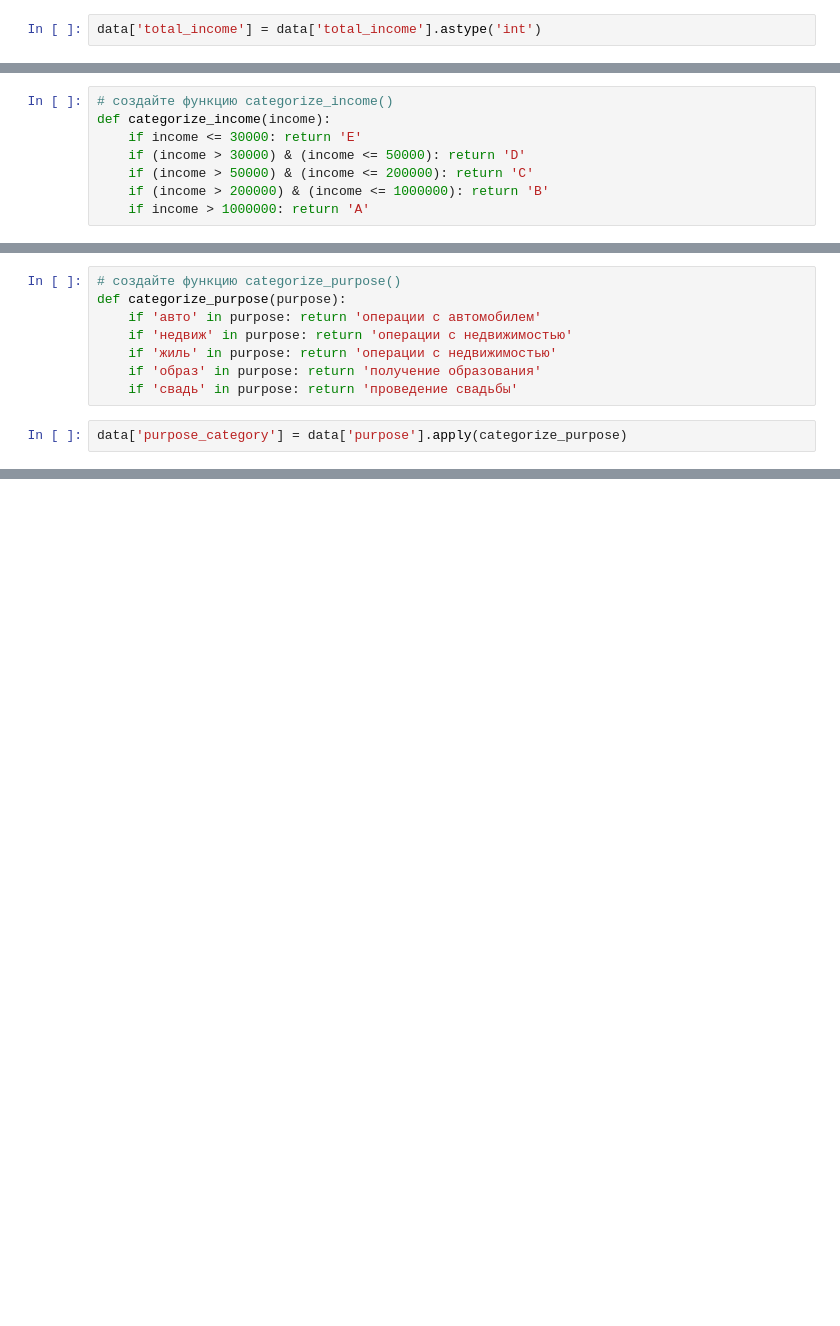
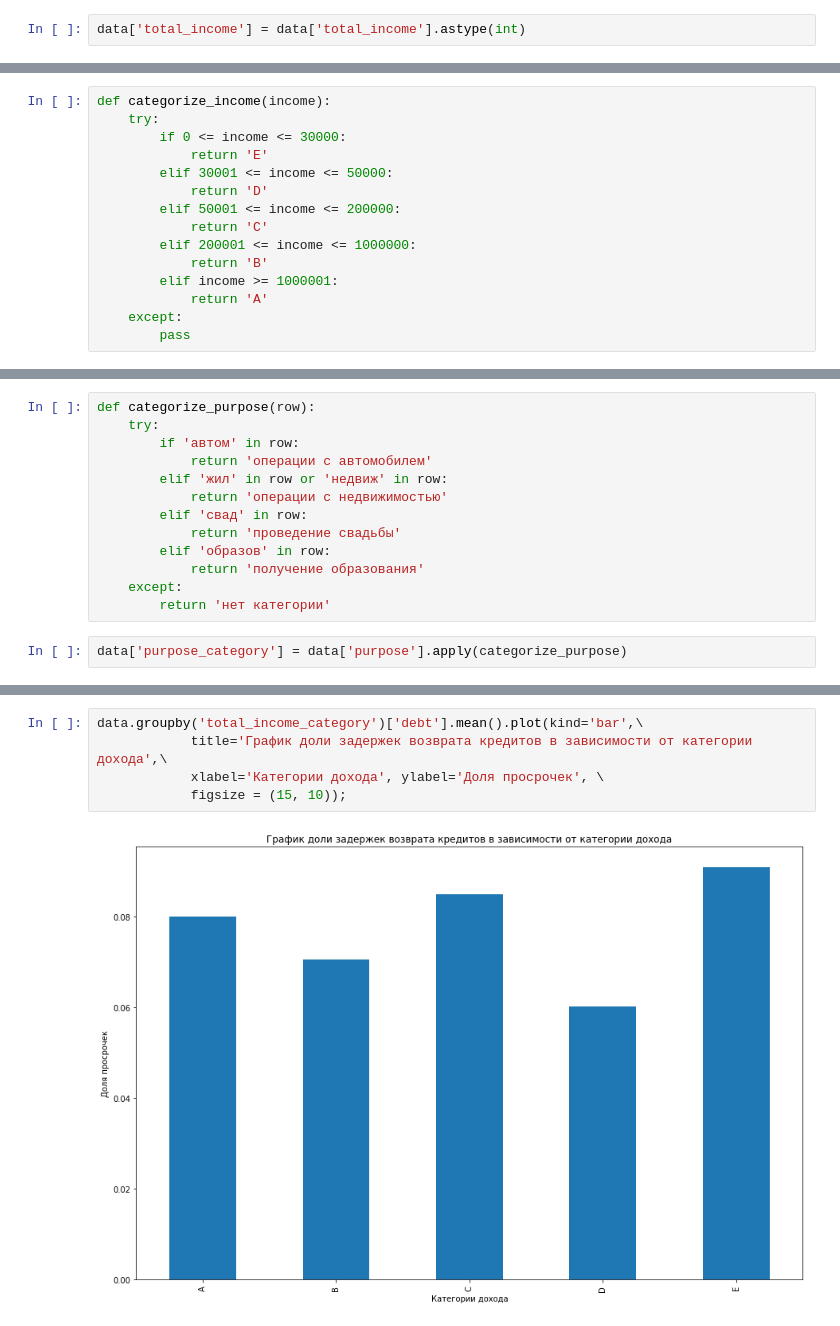
Before and after one commit to delffine/delffine-analitica, a Jupyter notebook: sprint02/sprint02-norev.ipynb, the cells around one changed output, grey strips where cells are left out. Saved outputs shown, nothing was run; the diff lists cells and outputs as text; blank space fills up the shorter version.

```diff
--- a/sprint02/sprint02-norev.ipynb
+++ b/sprint02/sprint02-norev.ipynb
@@ -180,7 +160,7 @@ dtype: int64
 # %% [markdown]
 **Задание 13. Замените вещественный тип данных в столбце `total_income` на целочисленный с помощью метода `astype()`.**
 # %%
-data['total_income'] = data['total_income'].astype('int')
+data['total_income'] = data['total_income'].astype(int)
 # %% [markdown]
 ### Обработка дубликатов
 # %% [markdown]
@@ -209,12 +189,19 @@ data = data.drop_duplicates() # удалите дубликаты
 
 **Например, кредитополучателю с доходом 25000 нужно назначить категорию `'E'`, а клиенту, получающему 235000, — `'B'`. Используйте собственную функцию с именем `categorize_income()` и метод `apply()`.**
 # %%
-# создайте функцию categorize_income()
 def categorize_income(income):
-    if income <= 30000: return 'E'
-    if (income > 30000) & (income <= 50000): return 'D'
-    if (income > 50000) & (income <= 200000): return 'C'
-    if (income > 200000) & (income <= 1000000): return 'B'
-    if income > 1000000: return 'A'
+    try:
+        if 0 <= income <= 30000:
+            return 'E'
+        elif 30001 <= income <= 50000:
+            return 'D'
+        elif 50001 <= income <= 200000:
+            return 'C'
+        elif 200001 <= income <= 1000000:
+            return 'B'
+        elif income >= 1000001:
+            return 'A'
+    except:
+        pass
 # %%
 data['total_income_category'] = data['total_income'].apply(categorize_income)
@@ -258,12 +241,17 @@ print(data['purpose'].unique())
 
 **Используйте собственную функцию с именем `categorize_purpose()` и метод `apply()`. Изучите данные в столбце `purpose` и определите, какие подстроки помогут вам правильно определить категорию.**
 # %%
-# создайте функцию categorize_purpose()
-def categorize_purpose(purpose):
-    if 'авто' in purpose: return 'операции с автомобилем'
-    if 'недвиж' in purpose: return 'операции с недвижимостью'
-    if 'жиль' in purpose: return 'операции с недвижимостью'
-    if 'образ' in purpose: return 'получение образования'
-    if 'свадь' in purpose: return 'проведение свадьбы'
+def categorize_purpose(row):
+    try:
+        if 'автом' in row:
+            return 'операции с автомобилем'
+        elif 'жил' in row or 'недвиж' in row:
+            return 'операции с недвижимостью'
+        elif 'свад' in row:
+            return 'проведение свадьбы'
+        elif 'образов' in row:
+            return 'получение образования'
+    except:
+        return 'нет категории'
 # %%
 data['purpose_category'] = data['purpose'].apply(categorize_purpose)
@@ -269,0 +441,7 @@ data['purpose_category'] = data['purpose'].apply(categorize_purpose)
+# %%
+data.groupby('total_income_category')['debt'].mean().plot(kind='bar',\
+            title='График доли задержек возврата кредитов в зависимости от категории дохода',\
+            xlabel='Категории дохода', ylabel='Доля просрочек', \
+            figsize = (15, 10));
+# %% [output]
+[figure, added]
```
Also changed, not shown: parts of 62 cells of this notebook.
